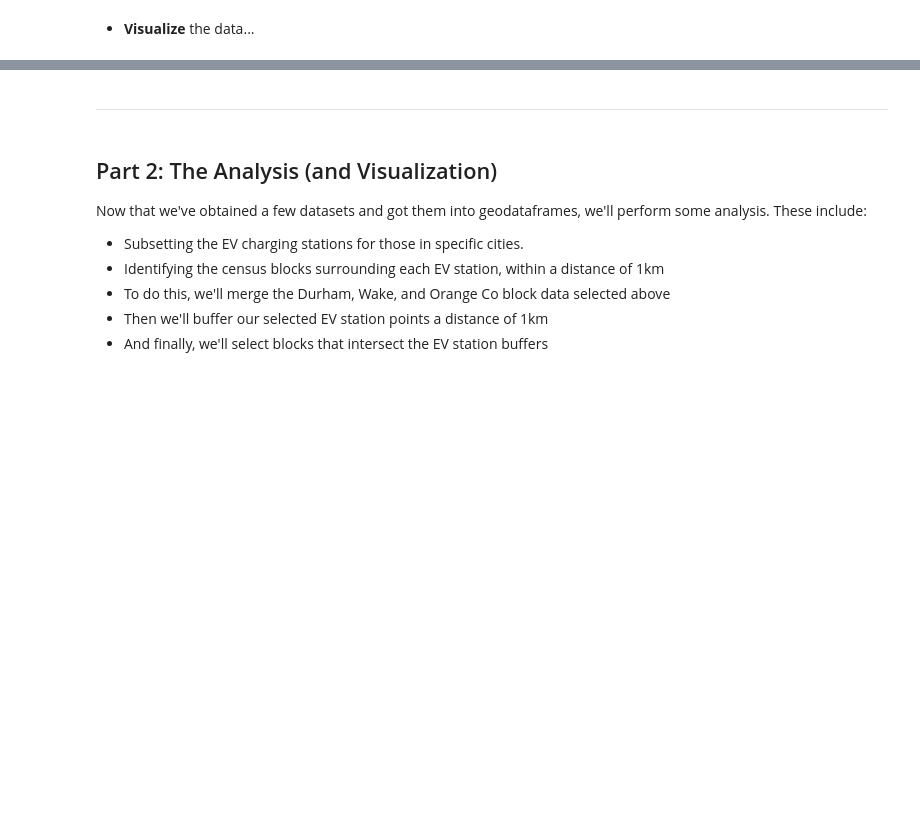
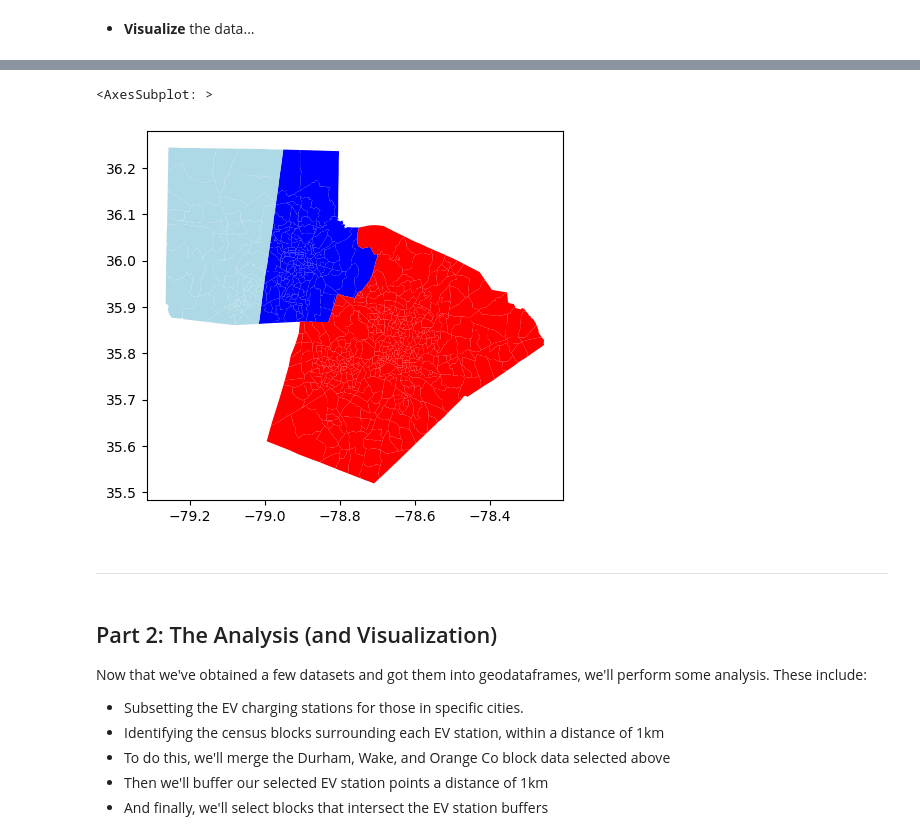
Before and after one commit to megmanning1/SpatialDataFrames, a Jupyter notebook: lessons/2a-Spatial-analysis-with-GeoPandas.ipynb, the cells around one changed output, grey strips where cells are left out. Cells and saved outputs as stored; diff of their text form; code cells hidden in the pictures; blank space fills up the shorter version.

```diff
--- a/lessons/2a-Spatial-analysis-with-GeoPandas.ipynb
+++ b/lessons/2a-Spatial-analysis-with-GeoPandas.ipynb
@@ -154,13 +241,17 @@ gdf_Chatam =
 # %%
 #Plot the block groups for all three counties
 
 #First, plot one geodataframe, saving the output as "thePlot"
-
+thePlot = gdf_DurmBlkGroups.plot(column='total_pop', color='blue')
 
 #Plot another geodataframe, telling it to use the axes in "thePlot" created above
-
+gdf_WakeBlkGroups.plot(ax=thePlot, color='red')
 
 #Repeat...
+gdf_OrangeBlkGroups.plot(ax=thePlot, color='lightblue')
+# %% [output]
+<AxesSubplot: >
+[figure, added]
 # %% [markdown]
 ---
 # %% [markdown]
```
Also changed, not shown: parts of 62 cells of this notebook, 1 other file.
